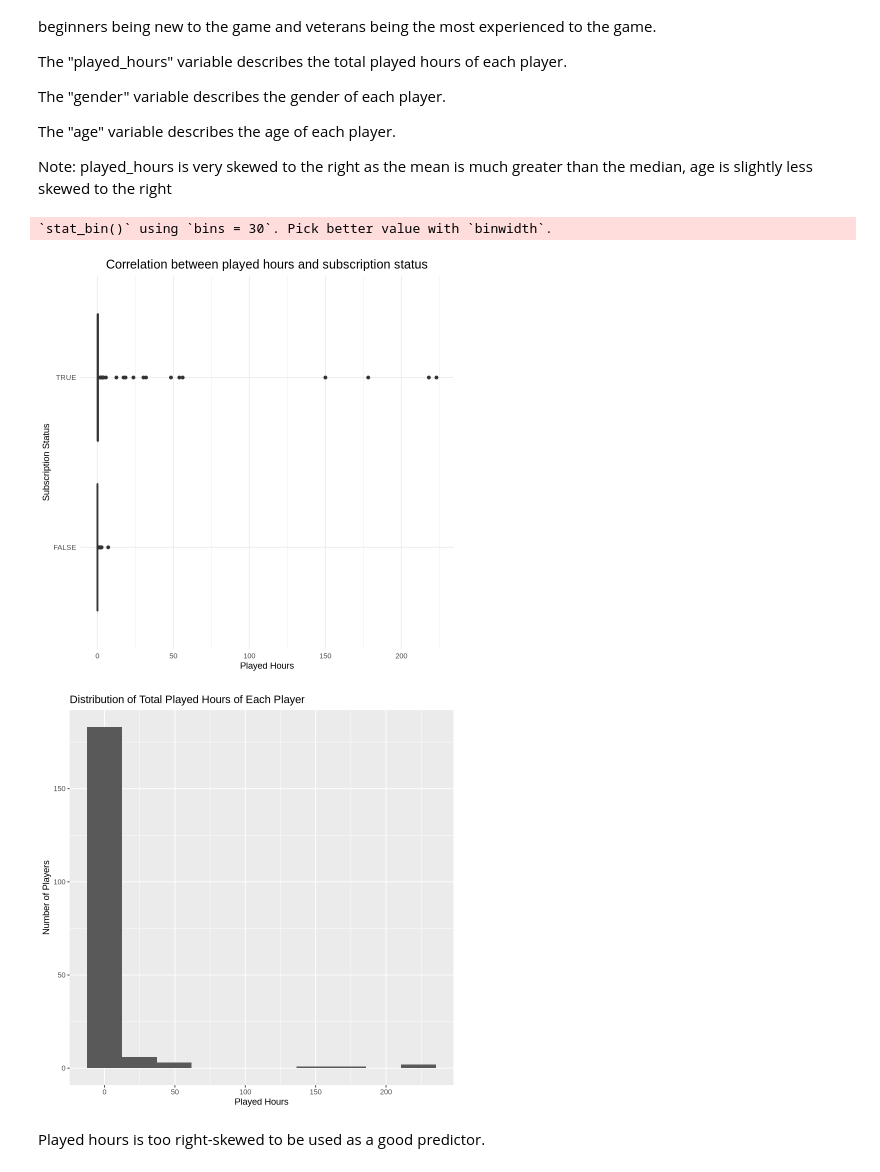
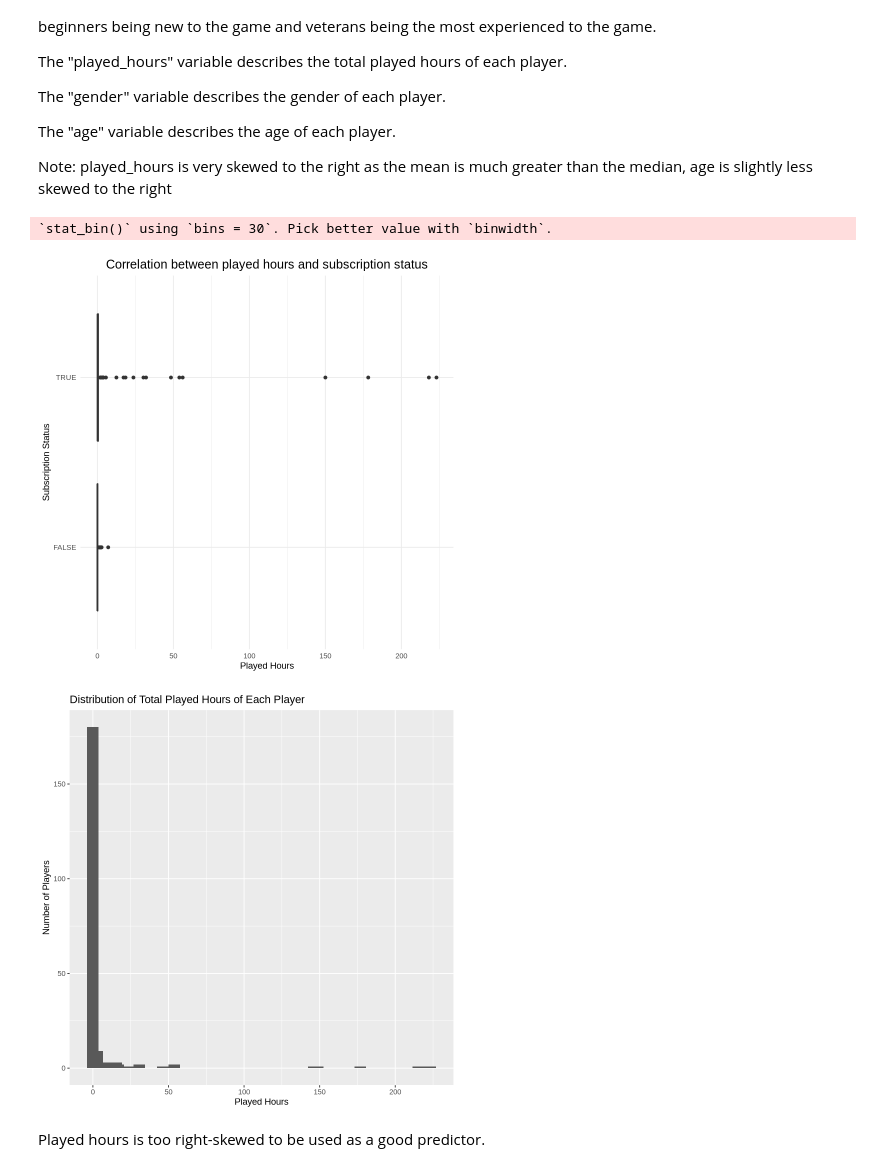
Before and after one commit to Jessica9521/Individual-Planning-Report, a Jupyter notebook: Individual Planning Report.ipynb, the cells around one changed output. Drawn from its saved outputs; the diff is of its cells as text; code cells hidden in the pictures.

Commit message:
Jezye
increased number of bins for the histogram

```diff
--- a/Individual Planning Report.ipynb
+++ b/Individual Planning Report.ipynb
@@ -82,27 +82,27 @@ Note: played_hours is very skewed to the right as the mean is much greater than
 # %%
 box_plot <- players_data |>
     ggplot(aes(x = played_hours, y = subscribe)) +
     geom_boxplot() +
     labs(title = "Correlation between played hours and subscription status",
     x = "Played Hours",
     y = "Subscription Status") +
     theme_minimal() +
     theme(plot.title = element_text(size = 15, hjust = 0.5))
 
 box_plot
 
 hist_plot <- players_data |>
     ggplot(aes(x = played_hours)) +
     geom_histogram() +
     labs( title = "Distribution of Total Played Hours of Each Player",
     x = "Played Hours", y = "Number of Players") +
-    stat_bin(bins = 10)
+    stat_bin(bins = 50)
 
 hist_plot
 # %% [output]
 `stat_bin()` using `bins = 30`. Pick better value with `binwidth`.
 [figure]
-[figure, old version]
+[figure, new version]
 # %% [markdown]
 Played hours is too right-skewed to be used as a good predictor.
 # %% [markdown]
```
